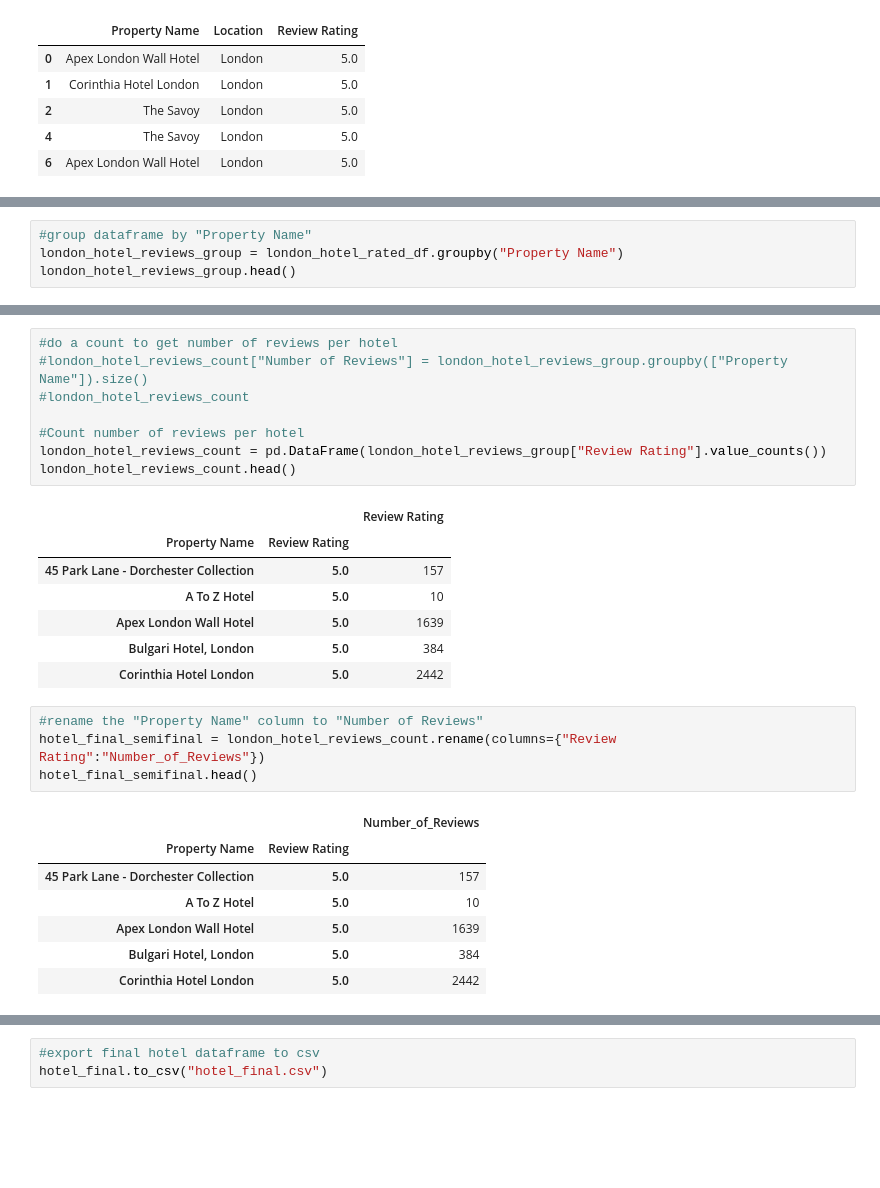
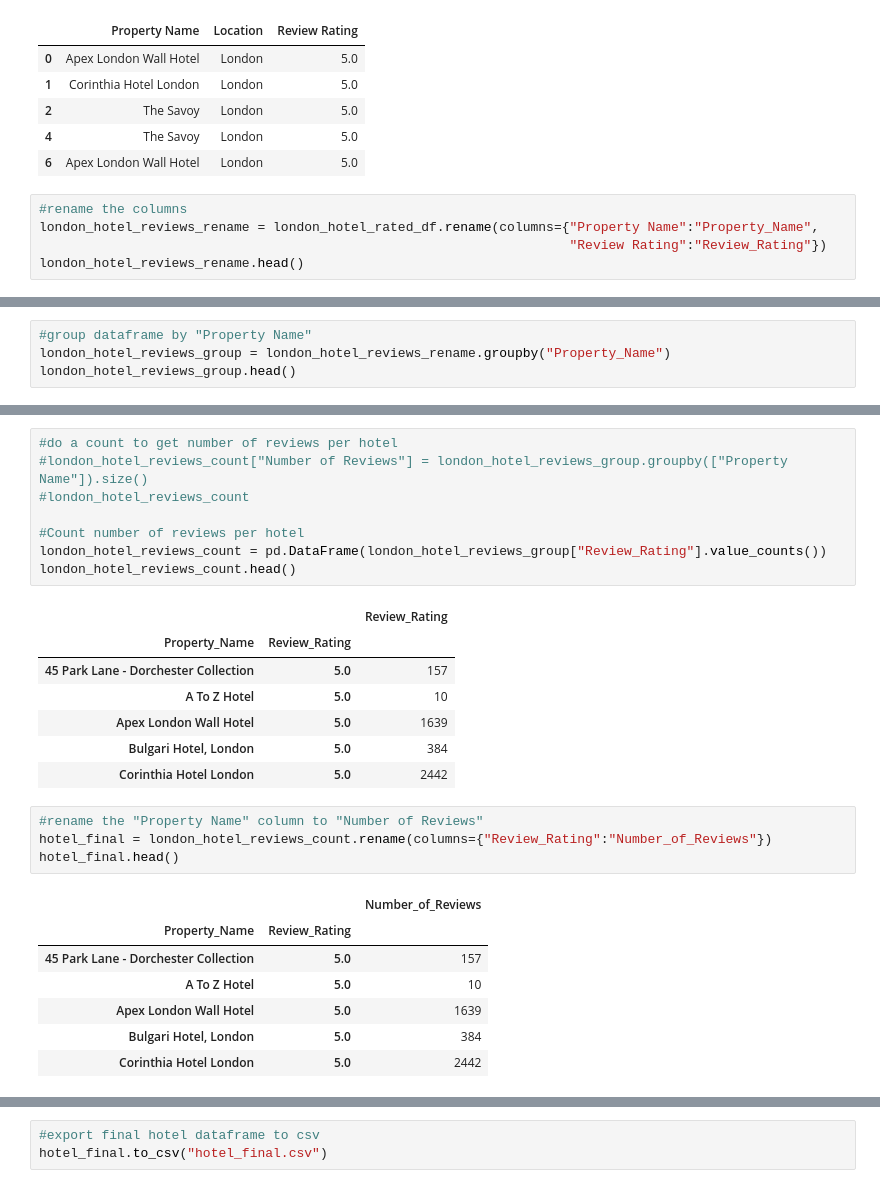
Before and after one commit to ssboyle/ETL-Project, a Jupyter notebook: ETL Project.ipynb, the cells around one changed output, grey strips where cells are left out. Drawn from its saved outputs; the diff is of its cells as text; blank space fills up the shorter version.

```diff
--- a/ETL Project.ipynb
+++ b/ETL Project.ipynb
@@ -118,3 +118,8 @@ london_hotel_rated_df.head()
 | 2 | The Savoy | London | 5.0 |
 | 4 | The Savoy | London | 5.0 |
 | 6 | Apex London Wall Hotel | London | 5.0 |
+# %%
+#rename the columns
+london_hotel_reviews_rename = london_hotel_rated_df.rename(columns={"Property Name":"Property_Name",
+                                                                    "Review Rating":"Review_Rating"})
+london_hotel_reviews_rename.head()
@@ -121,5 +133,5 @@ london_hotel_rated_df.head()
 # %%
 #group dataframe by "Property Name"
-london_hotel_reviews_group = london_hotel_rated_df.groupby("Property Name")
+london_hotel_reviews_group = london_hotel_reviews_rename.groupby("Property_Name")
 london_hotel_reviews_group.head()
 # %% [output]
@@ -127,14 +156,14 @@ SyntaxError: invalid syntax (<ipython-input-36-f39437ef5fb3>, line 2)
 # %%
 #do a count to get number of reviews per hotel
 #london_hotel_reviews_count["Number of Reviews"] = london_hotel_reviews_group.groupby(["Property Name"]).size()
 #london_hotel_reviews_count
 
 #Count number of reviews per hotel
-london_hotel_reviews_count = pd.DataFrame(london_hotel_reviews_group["Review Rating"].value_counts())
+london_hotel_reviews_count = pd.DataFrame(london_hotel_reviews_group["Review_Rating"].value_counts())
 london_hotel_reviews_count.head()
 # %% [output]
-|  |  | Review Rating |
-| Property Name | Review Rating |  |
+|  |  | Review_Rating |
+| Property_Name | Review_Rating |  |
 | 45 Park Lane - Dorchester Collection | 5.0 | 157 |
 | A To Z Hotel | 5.0 | 10 |
 | Apex London Wall Hotel | 5.0 | 1639 |
@@ -142,11 +171,11 @@ london_hotel_reviews_count.head()
 | Corinthia Hotel London | 5.0 | 2442 |
 # %%
 #rename the "Property Name" column to "Number of Reviews"
-hotel_final_semifinal = london_hotel_reviews_count.rename(columns={"Review Rating":"Number_of_Reviews"})
-hotel_final_semifinal.head()
+hotel_final = london_hotel_reviews_count.rename(columns={"Review_Rating":"Number_of_Reviews"})
+hotel_final.head()
 # %% [output]
 |  |  | Number_of_Reviews |
-| Property Name | Review Rating |  |
+| Property_Name | Review_Rating |  |
 | 45 Park Lane - Dorchester Collection | 5.0 | 157 |
 | A To Z Hotel | 5.0 | 10 |
 | Apex London Wall Hotel | 5.0 | 1639 |
```
Also changed, not shown: parts of 13 cells of this notebook, 5 other files.
